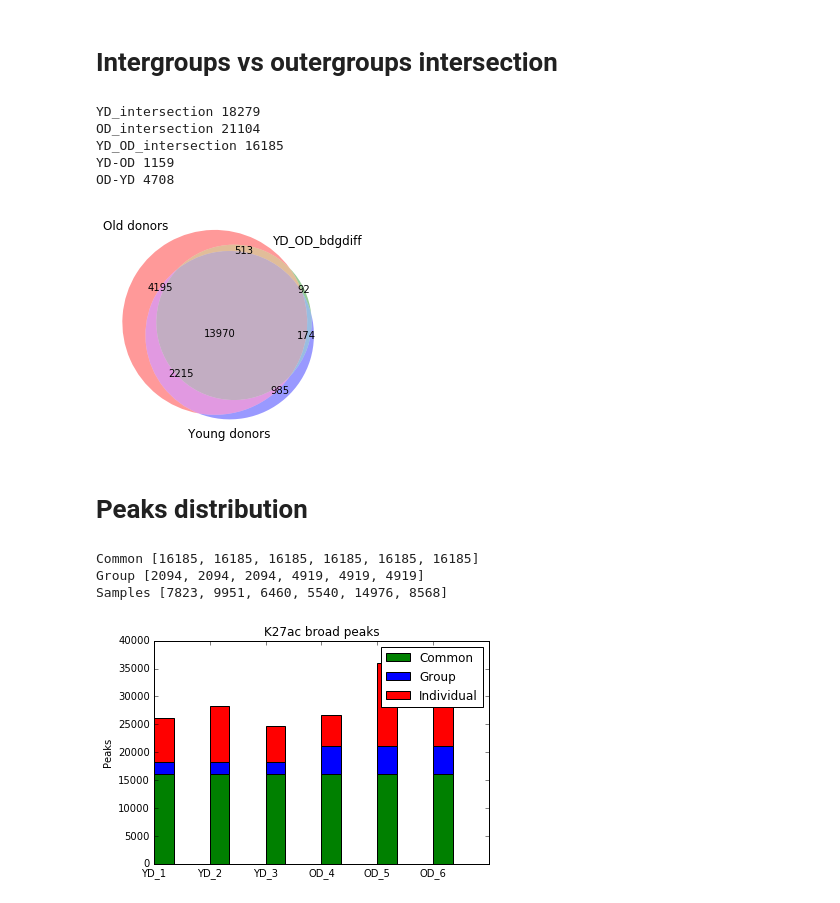
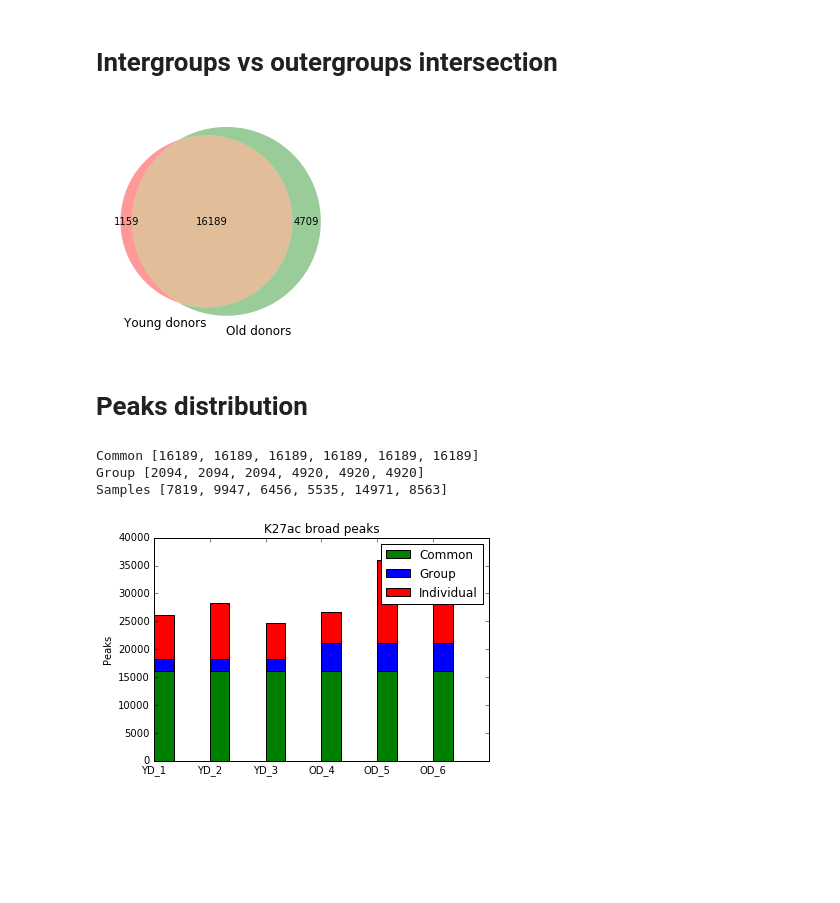
Before and after one commit to JetBrains-Research/washu, a Jupyter notebook: notebooks/k27ac_diff.ipynb, the cells around one changed output. Drawn from its saved outputs; the diff is of its cells as text; code cells hidden in the pictures; blank space fills up the shorter version.

```diff
--- a/notebooks/k27ac_diff.ipynb
+++ b/notebooks/k27ac_diff.ipynb
@@ -207,7 +320,8 @@ minus
 # F*ckplot (c) Roman
 # %%
 import pandas as pd
-db = pd.read_csv('/Users/oleg/Desktop/k27ac_diffbind.csv')
+db = pd.read_csv('/Volumes/WD/scratch/artyomov_lab_aging/Y10OD10/chipseq/processed/3vs3_2/\
+diff/diff_k27ac_Y_O_diffbind/k27ac_diffbind.csv')
 db
 # %% [output]
 |  | SampleID | Tissue | Factor | Condition | Treatment | Replicate | bamReads | ControlID | bamControl | Peaks | ... |
@@ -239,31 +353,18 @@ OD_ac_BC5_R1_hg19_0.01_peaks.broadPeak 36080
 OD_ac_BC6_R1_hg19_0.01_peaks.broadPeak 29672
 # %% [markdown]
 # Intergroups vs outergroups intersection
-# %%
-YD_intersection = intersect(*YDS)
-print('YD_intersection', YD_intersection.count())
-OD_intersection = intersect(*ODS)
-print('OD_intersection', OD_intersection.count())
-
-YD_OD_intersection = intersect(YD_intersection, OD_intersection)
-print('YD_OD_intersection', YD_OD_intersection.count())
-
-print('YD-OD', minus(YD_intersection, OD_intersection).count())
-print('OD-YD', minus(OD_intersection, YD_intersection).count())
-# %% [output]
-YD_intersection 18279
-OD_intersection 21104
-YD_OD_intersection 16185
-YD-OD 1159
-OD-YD 4708
 # %%
-metapeaks({'Young donors': YD_intersection, 'Old donors': OD_intersection, 'YD_OD_bdgdiff': YD_and_OD_bdgdiff})
+YD_intersection = intersect(*YDS)
+OD_intersection = intersect(*ODS)
+YD_OD_intersection = intersect(YD_intersection, OD_intersection)
+metapeaks({'Young donors': YD_intersection, 'Old donors': OD_intersection})
 plt.show()
 # %% [output]
-[figure, old version]
+[figure, new version]
 # %% [markdown]
 # Peaks distribution
 # %%
+import numpy as np
 N = len(YDS) + len(ODS)
 ind=np.arange(N)
 
@@ -292,7 +393,7 @@ plt.legend((p1[0], p2[0], p3[0]), ('Common', 'Group', 'Individual'))
 
 plt.show()
 # %% [output]
-Common [16185, 16185, 16185, 16185, 16185, 16185]
-Group [2094, 2094, 2094, 4919, 4919, 4919]
-Samples [7823, 9951, 6460, 5540, 14976, 8568]
+Common [16189, 16189, 16189, 16189, 16189, 16189]
+Group [2094, 2094, 2094, 4920, 4920, 4920]
+Samples [7819, 9947, 6456, 5535, 14971, 8563]
 [figure]
```
Also changed, not shown: parts of 25 cells of this notebook.
